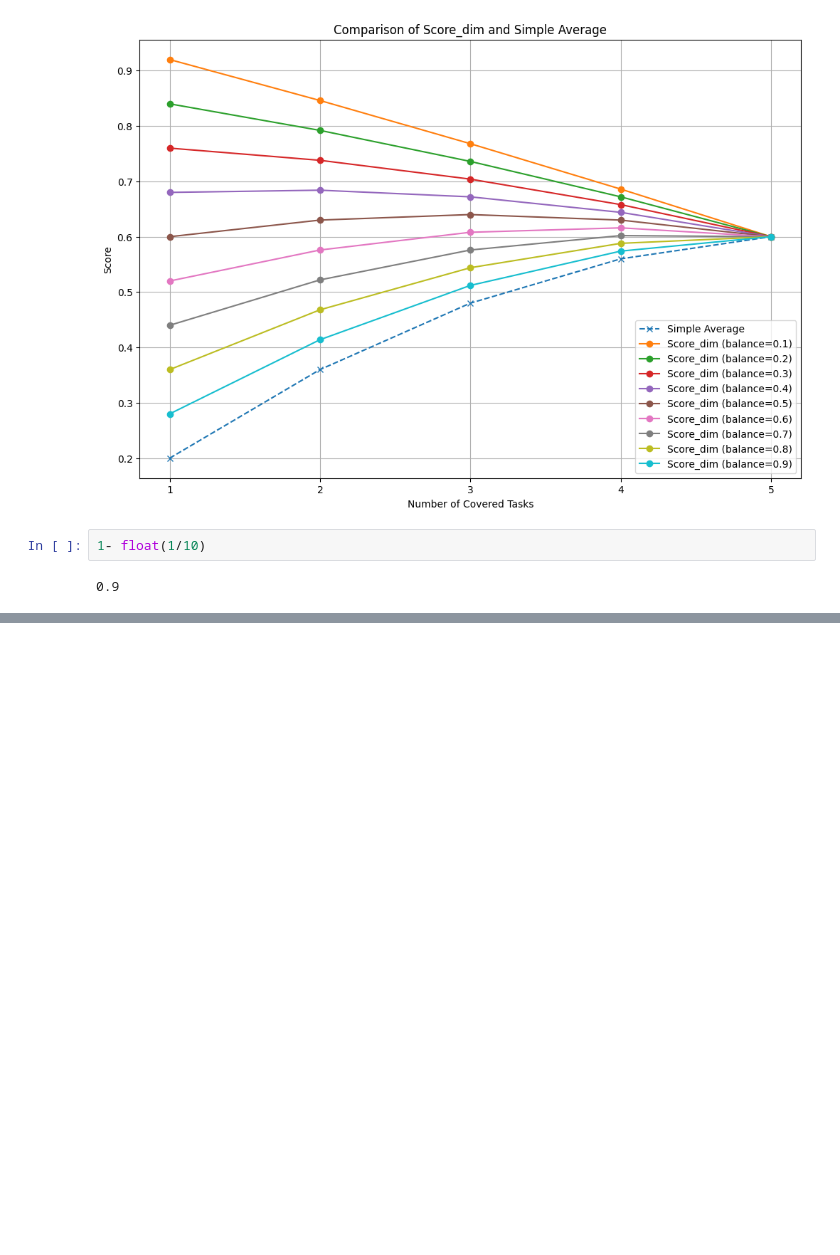
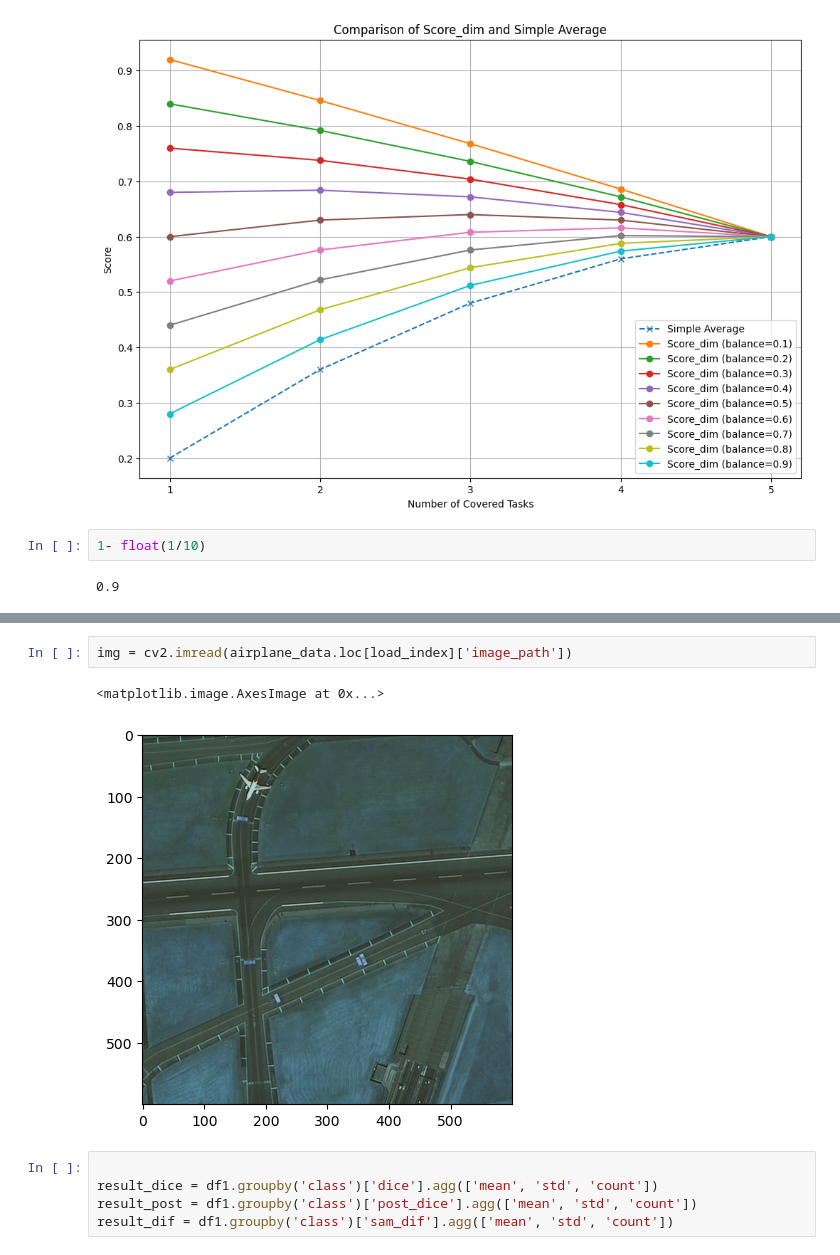
Before and after one commit to pipe1223/RemoteSeg, a Jupyter notebook: test_everything.ipynb, the cells around one changed output, grey strips where cells are left out. Saved outputs shown, nothing was run; the diff lists cells and outputs as text; blank space fills up the shorter version.

```diff
--- a/test_everything.ipynb
+++ b/test_everything.ipynb
@@ -1870,0 +1989,10 @@ score: 0.6
+# %%
+img = cv2.imread(airplane_data.loc[load_index]['image_path'])
+# %% [output]
+<matplotlib.image.AxesImage at 0x...>
+[figure, added]
+# %%
+
+result_dice = df1.groupby('class')['dice'].agg(['mean', 'std', 'count'])
+result_post = df1.groupby('class')['post_dice'].agg(['mean', 'std', 'count'])
+result_dif = df1.groupby('class')['sam_dif'].agg(['mean', 'std', 'count'])
```
Also changed, not shown: parts of 13 cells of this notebook, 2 other files.
